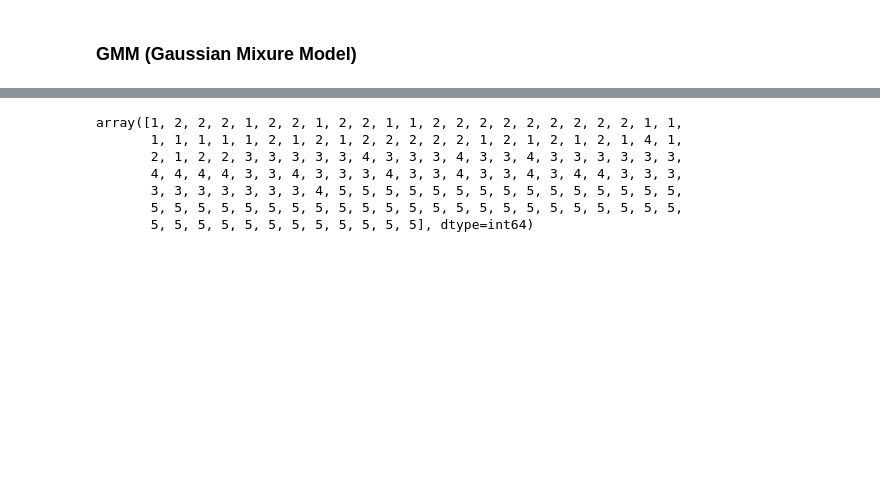
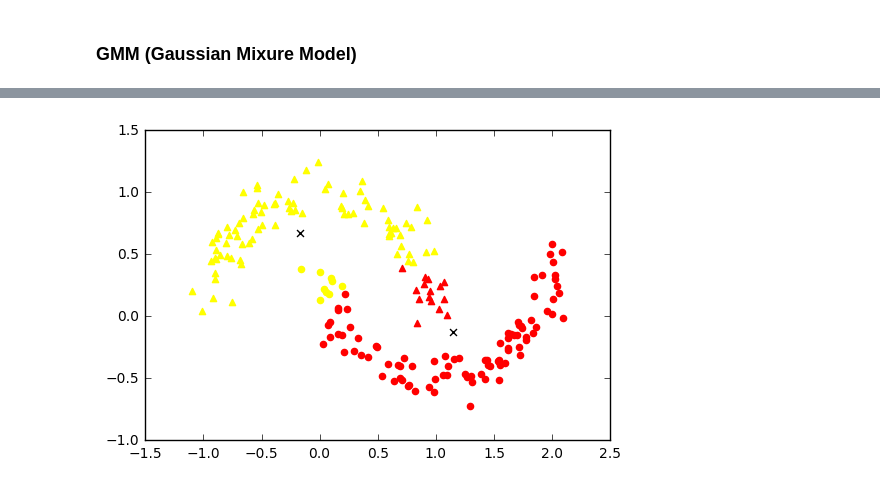
Before and after one commit to mahaalkh/CS6220_DataMining, a Jupyter notebook: Maha_Alkhairy_CS6220_HW4/HW4_V2.ipynb, the cells around one changed output, grey strips where cells are left out. Cells and saved outputs as stored; diff of their text form; code cells hidden in the pictures; blank space fills up the shorter version.

```diff
--- a/Maha_Alkhairy_CS6220_HW4/HW4_V2.ipynb
+++ b/Maha_Alkhairy_CS6220_HW4/HW4_V2.ipynb
@@ -1156,14 +1136,18 @@ def get_cluster_assignments_GMM(soft_assignments):
     g = np.asarray(soft_assignments)
     return np.argmax(g, axis = 1) + 1
 # %%
-get_cluster_assignments_GMM(cluster_k[2])
+cluster_assignments_15 = get_predicted_labels_GMM(cluster_k[2])
-# %% [output]
-array([1, 2, 2, 2, 1, 2, 2, 1, 2, 2, 1, 1, 2, 2, 2, 2, 2, 2, 2, 2, 2, 1, 1,
-       1, 1, 1, 1, 1, 2, 1, 2, 1, 2, 2, 2, 2, 2, 1, 2, 1, 2, 1, 2, 1, 4, 1,
-       2, 1, 2, 2, 3, 3, 3, 3, 3, 4, 3, 3, 3, 4, 3, 3, 4, 3, 3, 3, 3, 3, 3,
-       4, 4, 4, 4, 3, 3, 4, 3, 3, 3, 4, 3, 3, 4, 3, 3, 4, 3, 4, 4, 3, 3, 3,
-       3, 3, 3, 3, 3, 3, 3, 4, 5, 5, 5, 5, 5, 5, 5, 5, 5, 5, 5, 5, 5, 5, 5,
-       5, 5, 5, 5, 5, 5, 5, 5, 5, 5, 5, 5, 5, 5, 5, 5, 5, 5, 5, 5, 5, 5, 5,
-       5, 5, 5, 5, 5, 5, 5, 5, 5, 5, 5, 5], dtype=int64)
 # %%
 ##### plot the clusters and do the plots for evals
+# %%
+def get_points_in_cluster(data_matrix, predicted_labels):
+    """
+    """
+    X = np.asarray(data_matrix)
+    c_a = np.asarray(predicted_labels)
+    K = np.max(predicted_labels)
+    N, d = np.shape(X)
+
+    clustered_points = [[X[i] for i in range(N) if (c_a[i] == k)] for k in range(1, K+1)]
+
+    return clustered_points
@@ -1169,0 +1156,32 @@ array([1, 2, 2, 2, 1, 2, 2, 1, 2, 2, 1, 1, 2, 2, 2, 2, 2, 2, 2, 2, 2, 1, 1,
+# %%
+#  all_points = [list(p) for p in input_matrix]
+#     number_of_original_label = len(list(set(original_labels)))
+#     for k in range(K):
+#         clustered_k = getClusteredData(input_matrix, cluster_assignments, k)
+#         print("k: ", k, "c_k: ", len(clustered_k))
+#         for p in list(clustered_k):
+#             i = all_points.index(list(p))
+#             plt.scatter(p[0], p[1], color=colors[k-1], marker=shapes[original_labels[i] - 1])
+
+#     for c_m in centroids:
+#         print(c_m)
+#         plt.scatter(c_m[0], c_m[1], color='black', s = 25, marker = 'x')
+
+def plot_GMM_labels(input_matrix, predicted_labels, means, original_labels, K, colors,  shapes):
+    """
+    """
+    all_points = [list(p) for p in input_matrix]
+    points_Ks = get_points_in_cluster(input_matrix, predicted_labels)
+    for k in range(K):
+        for p in list(points_Ks[k]):
+            i = all_points.index(list(p))
+            plt.scatter(p[0], p[1], color=colors[k-1], marker=shapes[original_labels[i] - 1])
+
+    for c_m in means:
+        plt.scatter(c_m[0], c_m[1], color='black', s = 25, marker = 'x')
+
+    plt.show()
+# %%
+plot_GMM_labels(data3_matrix, cluster_assignments_15, cluster_k[0], data3_labels, 2, ["r", 'g', 'b', 'pink', 'yellow'],  ['^', 'o', '*'])
+# %% [output]
+[figure, added]
```
Also changed, not shown: parts of 4 cells of this notebook.
